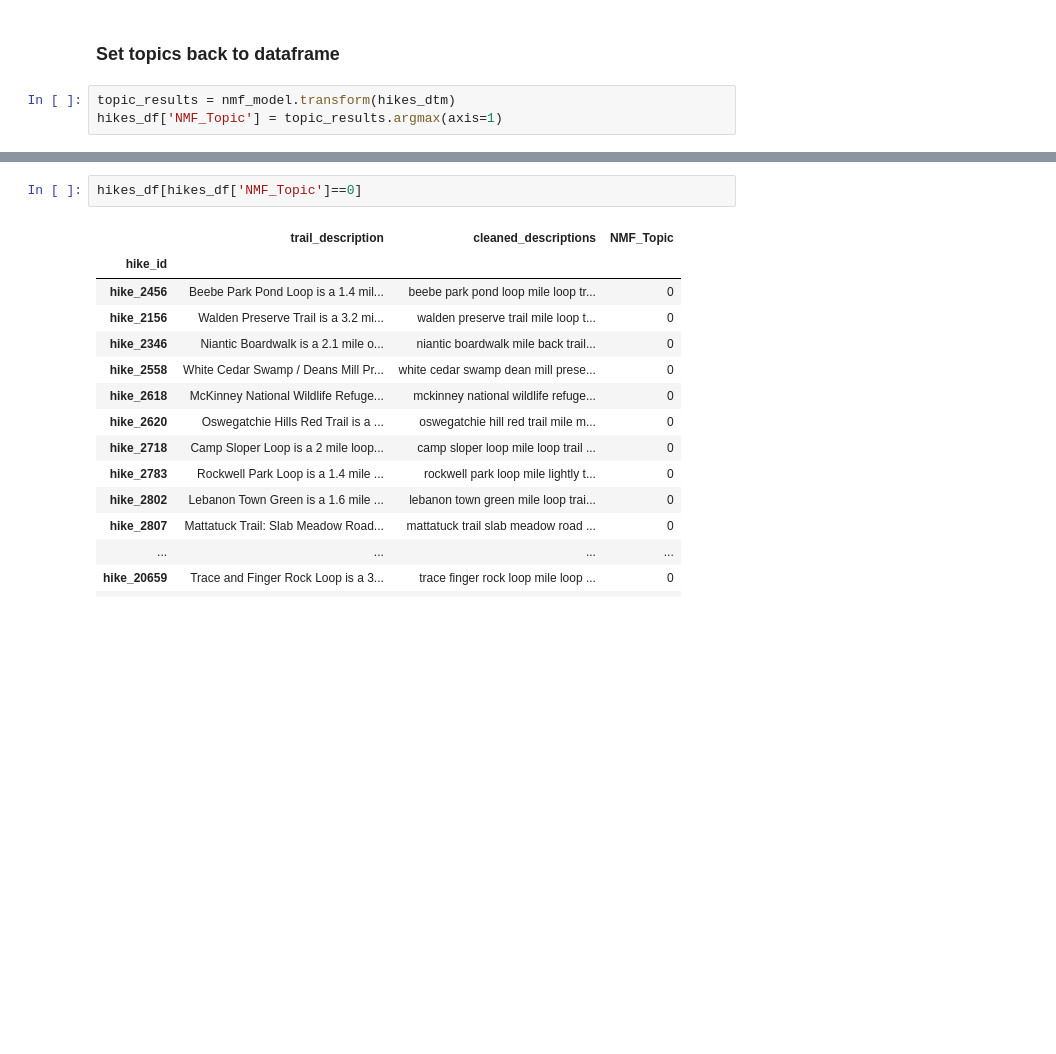
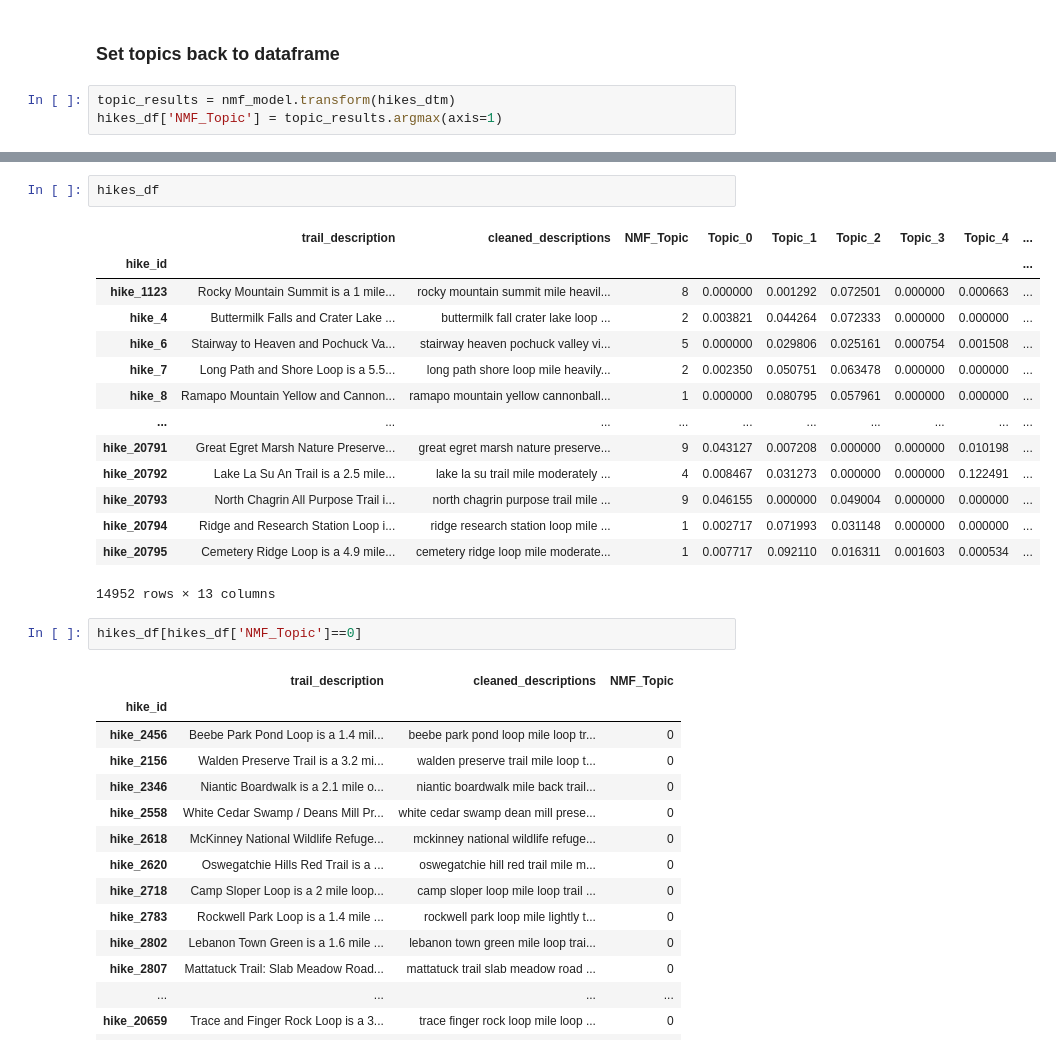
Before and after one commit to aauyeung19/Hiking-Trail-Recommendation-NLP, a Jupyter notebook: lib/topic_model_prototype.ipynb, the cells around one changed output, grey strips where cells are left out. Saved outputs shown, nothing was run; the diff lists cells and outputs as text; blank space fills up the shorter version.

```diff
--- a/lib/topic_model_prototype.ipynb
+++ b/lib/topic_model_prototype.ipynb
@@ -83,3 +102,20 @@ hikes_df.head()
+# %%
+hikes_df
+# %% [output]
+|  | trail_description | cleaned_descriptions | NMF_Topic | Topic_0 | Topic_1 | Topic_2 | Topic_3 | Topic_4 | ... |
+| hike_id |  |  |  |  |  |  |  |  | ... |
+| hike_1123 | Rocky Mountain Summit is a 1 mile... | rocky mountain summit mile heavil... | 8 | 0.000000 | 0.001292 | 0.072501 | 0.000000 | 0.000663 | ... |
+| hike_4 | Buttermilk Falls and Crater Lake ... | buttermilk fall crater lake loop ... | 2 | 0.003821 | 0.044264 | 0.072333 | 0.000000 | 0.000000 | ... |
+| hike_6 | Stairway to Heaven and Pochuck Va... | stairway heaven pochuck valley vi... | 5 | 0.000000 | 0.029806 | 0.025161 | 0.000754 | 0.001508 | ... |
+| hike_7 | Long Path and Shore Loop is a 5.5... | long path shore loop mile heavily... | 2 | 0.002350 | 0.050751 | 0.063478 | 0.000000 | 0.000000 | ... |
+| hike_8 | Ramapo Mountain Yellow and Cannon... | ramapo mountain yellow cannonball... | 1 | 0.000000 | 0.080795 | 0.057961 | 0.000000 | 0.000000 | ... |
+| ... | ... | ... | ... | ... | ... | ... | ... | ... | ... |
+| hike_20791 | Great Egret Marsh Nature Preserve... | great egret marsh nature preserve... | 9 | 0.043127 | 0.007208 | 0.000000 | 0.000000 | 0.010198 | ... |
+| hike_20792 | Lake La Su An Trail is a 2.5 mile... | lake la su trail mile moderately ... | 4 | 0.008467 | 0.031273 | 0.000000 | 0.000000 | 0.122491 | ... |
+| hike_20793 | North Chagrin All Purpose Trail i... | north chagrin purpose trail mile ... | 9 | 0.046155 | 0.000000 | 0.049004 | 0.000000 | 0.000000 | ... |
+| hike_20794 | Ridge and Research Station Loop i... | ridge research station loop mile ... | 1 | 0.002717 | 0.071993 | 0.031148 | 0.000000 | 0.000000 | ... |
+| hike_20795 | Cemetery Ridge Loop is a 4.9 mile... | cemetery ridge loop mile moderate... | 1 | 0.007717 | 0.092110 | 0.016311 | 0.001603 | 0.000534 | ... |
+14952 rows × 13 columns
 # %%
 hikes_df[hikes_df['NMF_Topic']==0]
 # %% [output]
```
Also changed, not shown: parts of 13 cells of this notebook.
